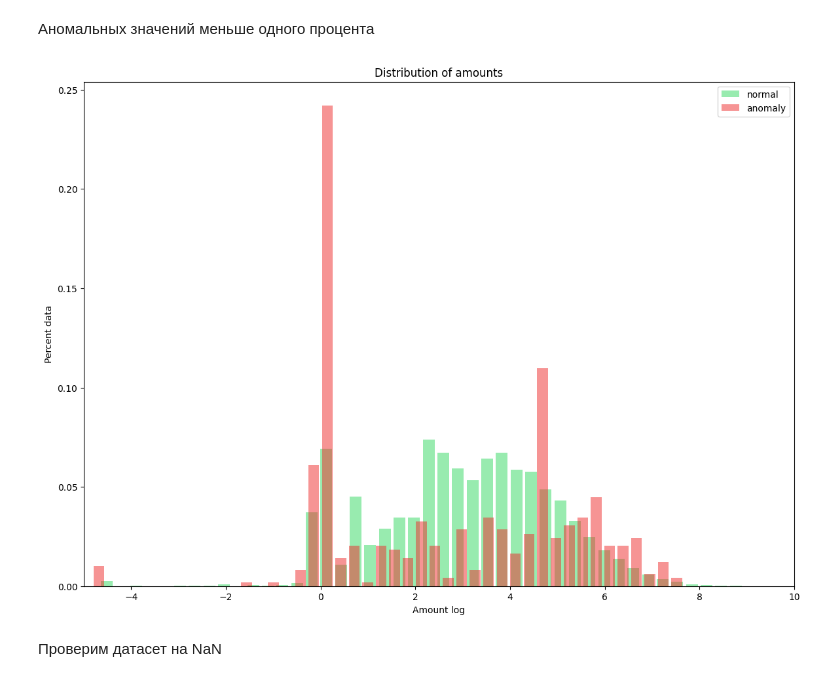
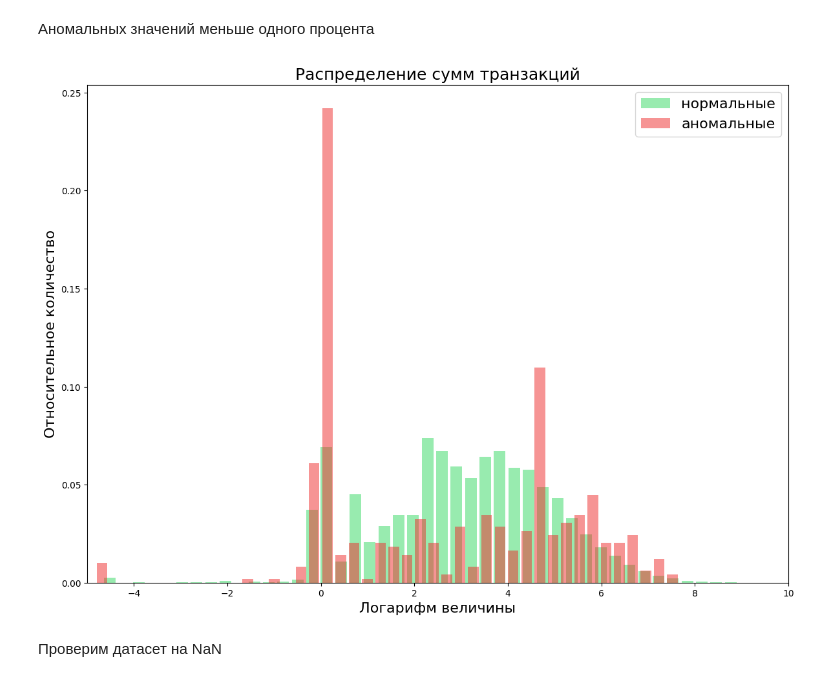
Before and after one commit to nokiroki/Coursework_copy, a Jupyter notebook: notebooks/EDA.ipynb, the cells around one changed output. Saved outputs shown, nothing was run; the diff lists cells and outputs as text; code cells hidden in the pictures.

```diff
--- a/notebooks/EDA.ipynb
+++ b/notebooks/EDA.ipynb
@@ -62,28 +63,28 @@ Anomaly sample = 0.001727485630620034
 # %%
 plt.figure(figsize=(14, 10))
 plt.xlim([-5, 10])
 
 
 hist, bins = np.histogram(df[df['Class'] == 0]['Amount_log'], bins=100)
 hist = hist / np.sum(hist)
 
 width = .8 * (bins[1] - bins[0])
 center = (bins[:-1] + bins[1:]) / 2
-plt.bar(center, hist, align='center', width=width, color='#33D860', label='normal', alpha=.5)
+plt.bar(center, hist, align='center', width=width, color='#33D860', label='нормальные', alpha=.5)
 
 hist, bins = np.histogram(df[df['Class'] == 1]['Amount_log'], bins=100)
 hist = hist / np.sum(hist)
 
 width = .8 * (bins[1] - bins[0])
 center = (bins[:-1] + bins[1:]) / 2
-plt.bar(center, hist, align='center', width=width, color='#EF2B2B', label='anomaly', alpha=.5)
+plt.bar(center, hist, align='center', width=width, color='#EF2B2B', label='аномальные', alpha=.5)
 
-plt.title('Distribution of amounts')
-plt.xlabel('Amount log')
-plt.ylabel('Percent data')
-plt.legend();
+plt.title('Распределение сумм транзакций', size=18)
+plt.xlabel('Логарифм величины', size=16)
+plt.ylabel('Относительное количество', size=16)
+plt.legend(prop={'size': 16});
 # %% [output]
-[figure, old version]
+[figure, new version]
 # %% [markdown]
 Проверим датасет на NaN
 # %%
```
Also changed, not shown: parts of 2 cells of this notebook, 1 other file.
